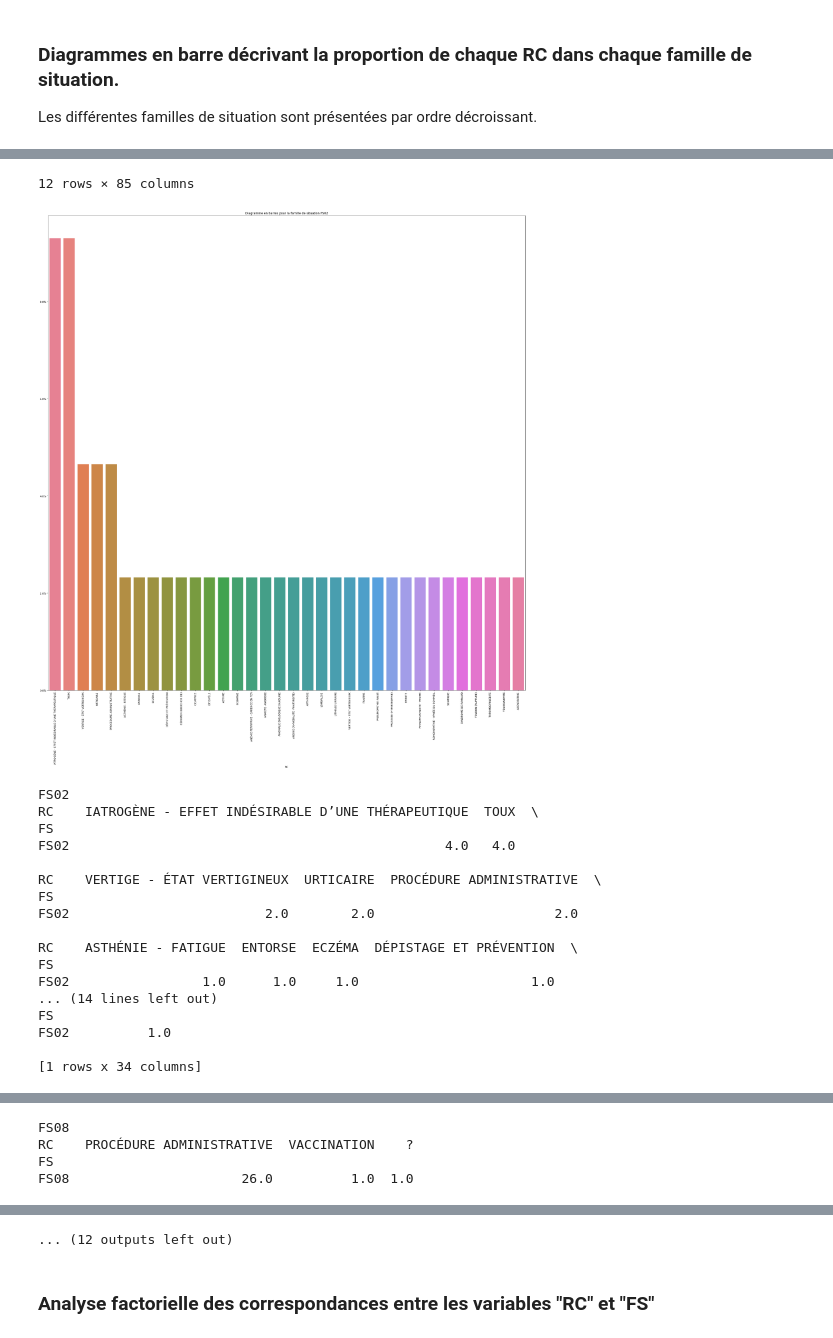
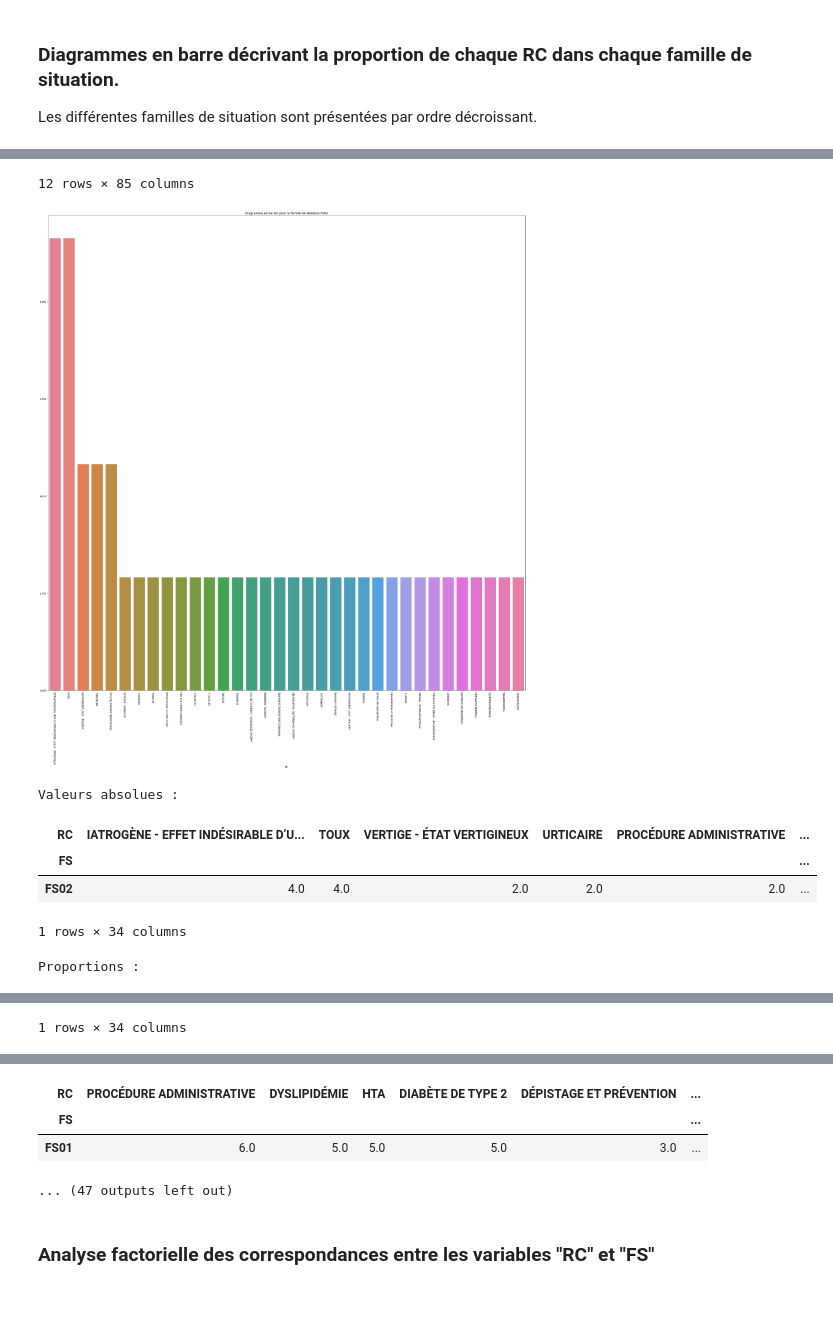
Before and after one commit to ClemBouy/stat, a Jupyter notebook: These_Alienor&Laurene/SN2/08_FS_RC.ipynb, the cells around one changed output, grey strips where cells are left out. Drawn from its saved outputs; the diff is of its cells as text; code cells hidden in the pictures; blank space fills up the shorter version.

```diff
--- a/These_Alienor&Laurene/SN2/08_FS_RC.ipynb
+++ b/These_Alienor&Laurene/SN2/08_FS_RC.ipynb
@@ -23,49 +23,40 @@ for i in range(1, data_gp.shape[0]):
     row = data_gp.iloc[[i]]
     row = row.dropna(axis=1, how='all')
     row = row[row.columns[row.iloc[0].argsort()[::-1]]]
 
     rowProp = row.copy()
     rowProp[row.columns] = row[row.columns].div(row[row.columns].sum(axis=1), axis=0)
 
     plt.figure(figsize=(row.shape[1], row.shape[1]))
     sns.barplot(rowProp)
     plt.xticks(rotation=90)
     plt.title(f"Diagramme en barres pour la famille de situation {data_gp.index[i]}")
     plt.gca().yaxis.set_major_formatter(PercentFormatter(1.0))
     plt.show()
-    print(data_gp.index[i])
-    print(row)
+    print("Valeurs absolues : \n")
+    display(row)
+    print("Proportions : \n")
+    display(rowProp)
 # %% [output]
 | RC | ? | ACCIDENT VASCULAIRE CÉRÉBRAL | ACNÉ VULGAIRE | ADÉNOPATHIE | ALCOOL (PROBLÈME AVEC L’) | ANGINE (AMYGDALITE -PHARYNGITE) | ... |
 | FS |  |  |  |  |  |  | ... |
 | All | 1.0 | 1.0 | 2.0 | 1.0 | 1.0 | 2.0 | ... |
 | FS02 | NaN | NaN | NaN | 1.0 | NaN | 1.0 | ... |
 | FS01 | NaN | NaN | 1.0 | NaN | NaN | NaN | ... |
 | FS08 | 1.0 | NaN | NaN | NaN | NaN | NaN | ... |
 | FS04 | NaN | NaN | 1.0 | NaN | NaN | NaN | ... |
 | FS03 | NaN | 1.0 | NaN | NaN | NaN | 1.0 | ... |
 | FS05 | NaN | NaN | NaN | NaN | NaN | NaN | ... |
 | FS09 | NaN | NaN | NaN | NaN | NaN | NaN | ... |
 | FS10 | NaN | NaN | NaN | NaN | 1.0 | NaN | ... |
 | FS11 | NaN | NaN | NaN | NaN | NaN | NaN | ... |
 | FS06 | NaN | NaN | NaN | NaN | NaN | NaN | ... |
 | FS07 | NaN | NaN | NaN | NaN | NaN | NaN | ... |
 12 rows × 85 columns
 [figure]
-FS02
-RC    IATROGÈNE - EFFET INDÉSIRABLE D’UNE THÉRAPEUTIQUE  TOUX  \
-FS
-FS02                                                4.0   4.0
-
-RC    VERTIGE - ÉTAT VERTIGINEUX  URTICAIRE  PROCÉDURE ADMINISTRATIVE  \
-FS
-FS02                         2.0        2.0                       2.0
-
-RC    ASTHÉNIE - FATIGUE  ENTORSE  ECZÉMA  DÉPISTAGE ET PRÉVENTION  \
-FS
-FS02                 1.0      1.0     1.0                      1.0
-... (14 lines left out)
-FS
-FS02          1.0
-
-[1 rows x 34 columns]
+Valeurs absolues :
+| RC | IATROGÈNE - EFFET INDÉSIRABLE D’U... | TOUX | VERTIGE - ÉTAT VERTIGINEUX | URTICAIRE | PROCÉDURE ADMINISTRATIVE | ... |
+| FS |  |  |  |  |  | ... |
+| FS02 | 4.0 | 4.0 | 2.0 | 2.0 | 2.0 | ... |
+1 rows × 34 columns
+Proportions :
@@ -72 +66,2 @@ FS02          1.0
+1 rows × 34 columns
 [figure]
@@ -91,4 +67,0 @@ FS01       1.0                         1.0            1.0
-FS08
-RC    PROCÉDURE ADMINISTRATIVE  VACCINATION    ?
-FS
-FS08                      26.0          1.0  1.0
@@ -129,4 +69,7 @@ FS03                           1.0
+| RC | PROCÉDURE ADMINISTRATIVE | DYSLIPIDÉMIE | HTA | DIABÈTE DE TYPE 2 | DÉPISTAGE ET PRÉVENTION | ... |
+| FS |  |  |  |  |  | ... |
+| FS01 | 6.0 | 5.0 | 5.0 | 5.0 | 3.0 | ... |
-... (12 outputs left out)
+... (47 outputs left out)
 # %% [markdown]
 ### Analyse factorielle des correspondances entre les variables "RC" et "FS"
 # %%
```
Also changed, not shown: parts of 2 cells of this notebook.
